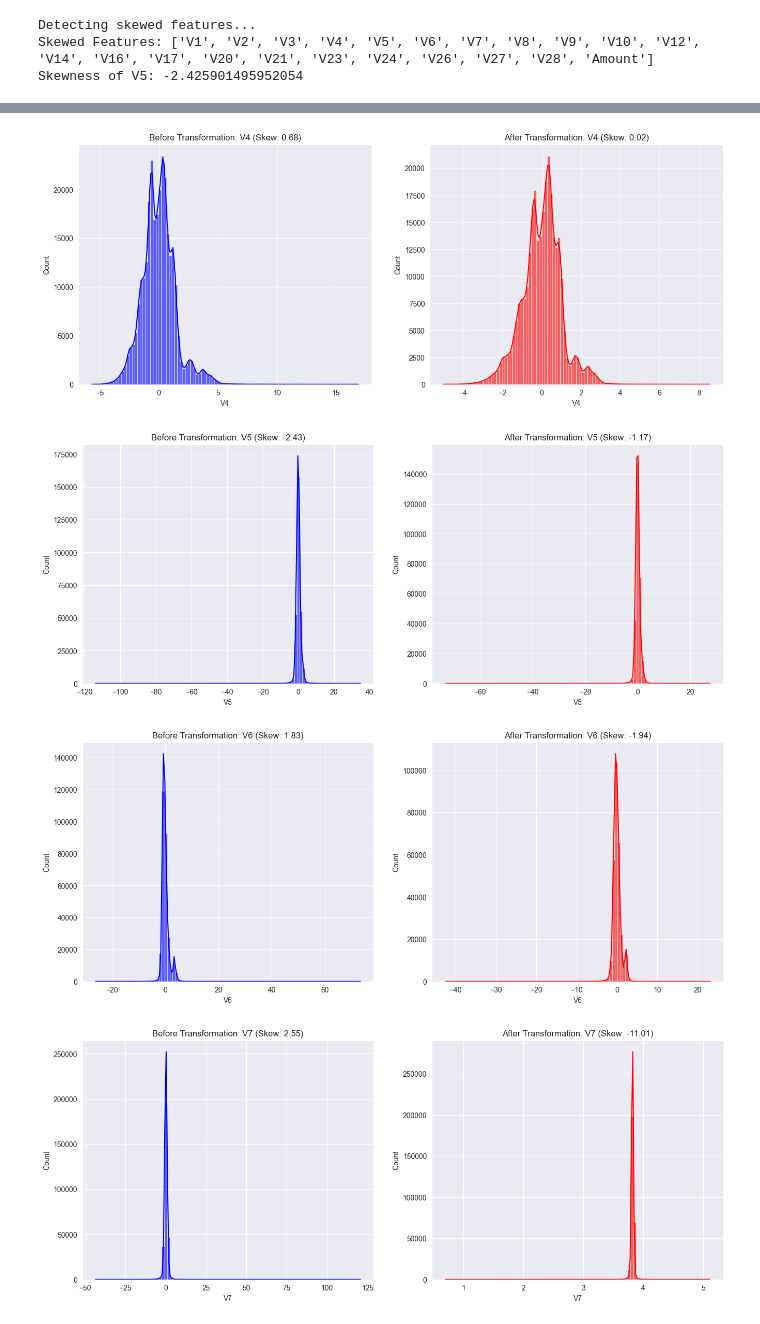
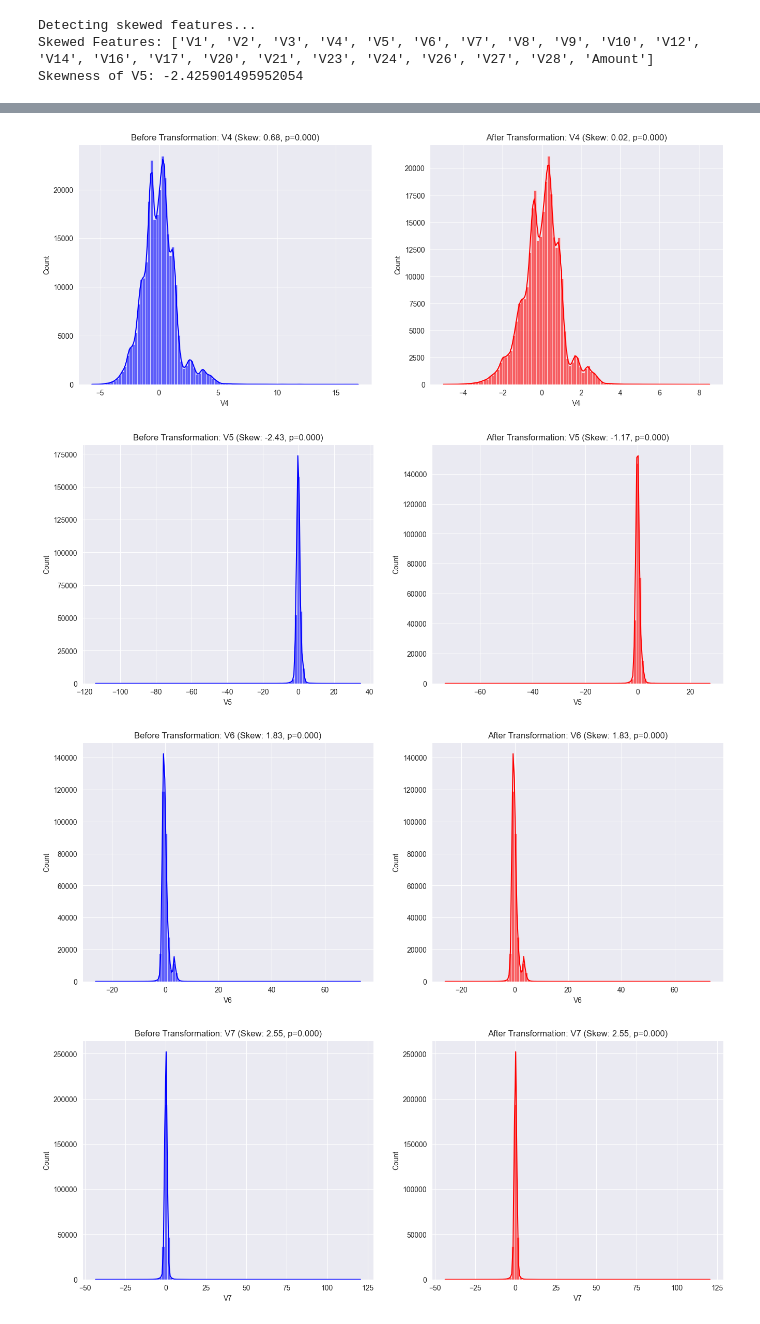
Before and after one commit to guyreuveni33/Tabular-Data-Science-Final-Research-Project, a Jupyter notebook: 21_2_2025.ipynb, the cells around one changed output, grey strips where cells are left out. Cells and saved outputs as stored; diff of their text form; code cells hidden in the pictures.

```diff
--- a/21_2_2025.ipynb
+++ b/21_2_2025.ipynb
@@ -68,35 +95,53 @@ Skewness of V5: -2.425901495952054
 # %%
+# Function to perform Shapiro-Wilk test on a sample (with sampling to avoid large N warning)
+def shapiro_test(sample, max_sample=5000):
+    sample = sample.dropna()
+    if len(sample) > max_sample:
+        sample = sample.sample(max_sample, random_state=42)  # Randomly sample up to 5000 values
+    stat, p_value = shapiro(sample)
+    return p_value
+
 # Initialize skewness table
 skewness_table = []
 
 for feature in skewed_features:
     skew_before = df[feature].skew()  # Calculate skewness before transformation
+    p_value_before = shapiro_test(df[feature])  # Shapiro-Wilk test before transformation
 
     fig, axes = plt.subplots(1, 2, figsize=(16, 6))  # Wider figure size
 
     # Plot original distribution before transformation
     sns.histplot(df[feature], bins=100, kde=True, ax=axes[0], color='blue', alpha=0.6)
-    axes[0].set_title(f'Before Transformation: {feature} (Skew: {skew_before:.2f})')
+    axes[0].set_title(f'Before Transformation: {feature} (Skew: {skew_before:.2f}, p={p_value_before:.3f})')
+
+    # Save original data in case transformation worsens skewness
+    original_data = df[feature].copy()
 
     # Apply appropriate transformation
     if (df[feature] > 0).all():
         df[feature], _ = boxcox(df[feature] + 1)  # Box-Cox (Only for positive values)
-    elif df[feature].skew() > 2:
-        df[feature] = np.log1p(df[feature] - df[feature].min() + 1)  # Log Transform (Shifted)
     else:
         pt = PowerTransformer(method='yeo-johnson')
         df[feature] = pt.fit_transform(df[[feature]])  # Yeo-Johnson for general cases
 
     skew_after = df[feature].skew()  # Calculate skewness after transformation
-    skewness_table.append([feature, skew_before, skew_after])  # Store values
+    p_value_after = shapiro_test(df[feature])  # Shapiro-Wilk test after transformation
+
+    # If skewness got worse, revert to original data
+    if abs(skew_after) > abs(skew_before):
+        df[feature] = original_data  # Restore original values
+        skew_after = skew_before  # Keep original skewness
+        p_value_after = p_value_before  # Keep original normality test result
+
+    skewness_table.append([feature, skew_before, skew_after, p_value_before, p_value_after])  # Store values
 
     # Plot transformed distribution after transformation
     sns.histplot(df[feature], bins=100, kde=True, ax=axes[1], color='red', alpha=0.6)
-    axes[1].set_title(f'After Transformation: {feature} (Skew: {skew_after:.2f})')
+    axes[1].set_title(f'After Transformation: {feature} (Skew: {skew_after:.2f}, p={p_value_after:.3f})')
 
     plt.show()
 
 # Convert skewness table to DataFrame and display it
-skewness_df = pd.DataFrame(skewness_table, columns=["Feature", "Skewness Before", "Skewness After"])
+skewness_df = pd.DataFrame(skewness_table, columns=["Feature", "Skewness Before", "Skewness After", "Shapiro P Before", "Shapiro P After"])
 display(skewness_df)
 # %% [output]
@@ -106,4 +151,4 @@ display(skewness_df)
-[figure, old version]
+[figure, new version]
-[figure, old version]
+[figure, new version]
-[figure, old version]
+[figure, new version]
-[figure, old version]
+[figure, new version]
```
Also changed, not shown: parts of 21 cells of this notebook.
